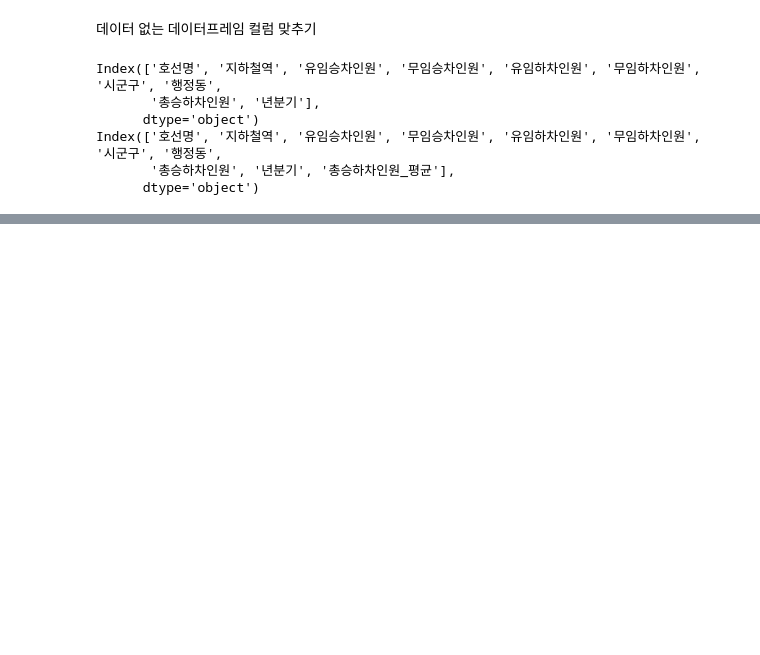
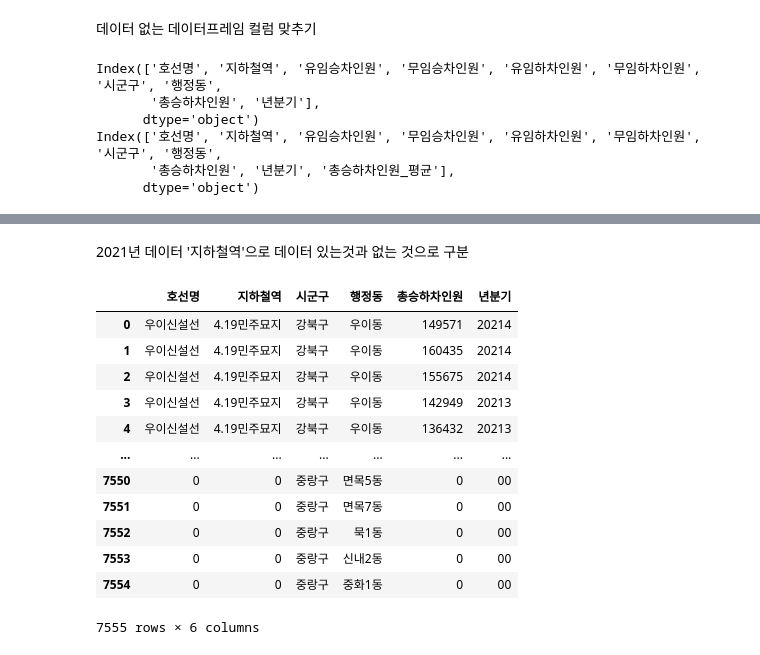
Before and after one commit to icehotcocoa/apt-project, a Jupyter notebook: JSW/re_subway_19_20_21.ipynb, the cells around one changed output, grey strips where cells are left out. Drawn from its saved outputs; the diff is of its cells as text; code cells hidden in the pictures; blank space fills up the shorter version.

```diff
--- a/JSW/re_subway_19_20_21.ipynb
+++ b/JSW/re_subway_19_20_21.ipynb
@@ -738,0 +974,18 @@ Index(['호선명', '지하철역', '유임승차인원', '무임승차인원',
+# %% [markdown]
+2021년 데이터 '지하철역'으로 데이터 있는것과 없는 것으로 구분
+# %%
+sw_21
+# %% [output]
+|  | 호선명 | 지하철역 | 시군구 | 행정동 | 총승하차인원 | 년분기 |
+| 0 | 우이신설선 | 4.19민주묘지 | 강북구 | 우이동 | 149571 | 20214 |
+| 1 | 우이신설선 | 4.19민주묘지 | 강북구 | 우이동 | 160435 | 20214 |
+| 2 | 우이신설선 | 4.19민주묘지 | 강북구 | 우이동 | 155675 | 20214 |
+| 3 | 우이신설선 | 4.19민주묘지 | 강북구 | 우이동 | 142949 | 20213 |
+| 4 | 우이신설선 | 4.19민주묘지 | 강북구 | 우이동 | 136432 | 20213 |
+| ... | ... | ... | ... | ... | ... | ... |
+| 7550 | 0 | 0 | 중랑구 | 면목5동 | 0 | 00 |
+| 7551 | 0 | 0 | 중랑구 | 면목7동 | 0 | 00 |
+| 7552 | 0 | 0 | 중랑구 | 묵1동 | 0 | 00 |
+| 7553 | 0 | 0 | 중랑구 | 신내2동 | 0 | 00 |
+| 7554 | 0 | 0 | 중랑구 | 중화1동 | 0 | 00 |
+7555 rows × 6 columns
```
Also changed, not shown: parts of 21 cells of this notebook.
